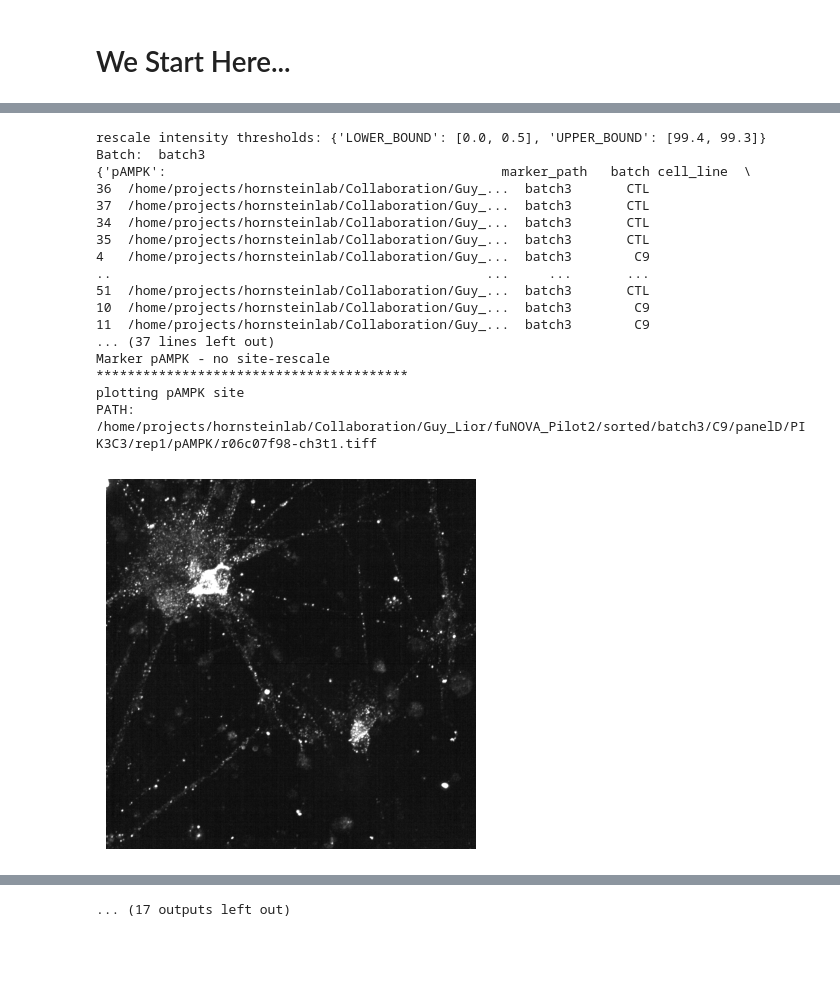
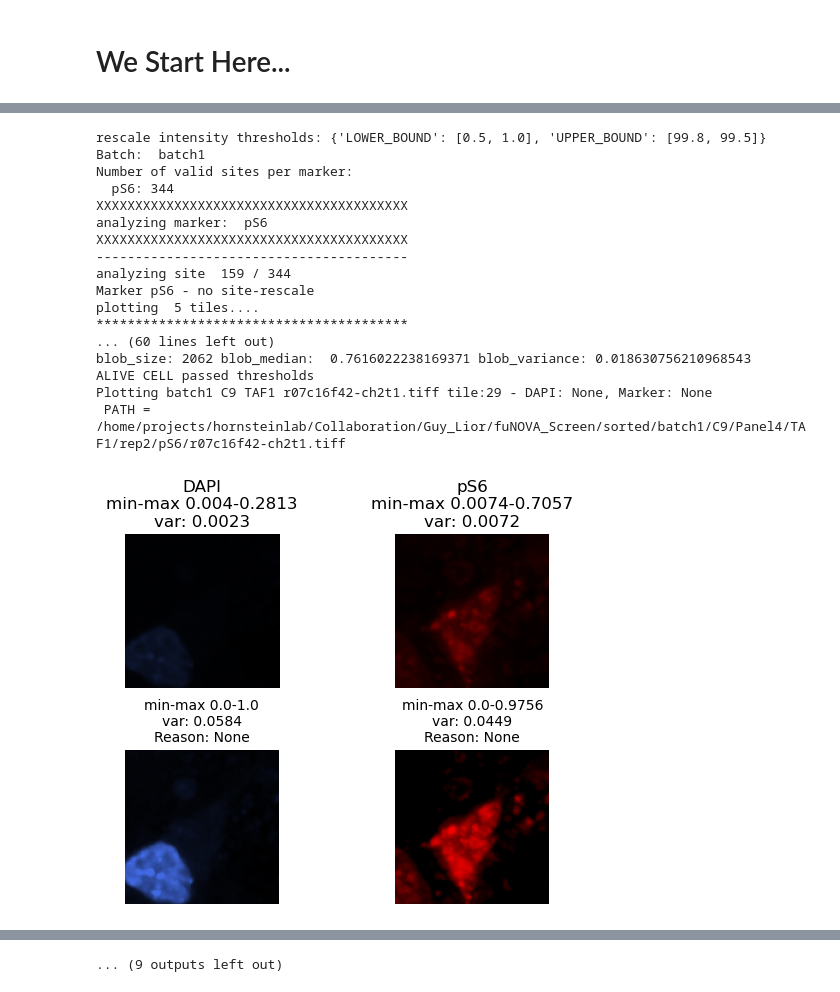
Before and after one commit to Sagykri/NOVA, a Jupyter notebook: tools/preprocessing_tools/exploring_preprocessing_thresholds.ipynb, the cells around one changed output, grey strips where cells are left out. Drawn from its saved outputs; the diff is of its cells as text; code cells hidden in the pictures; blank space fills up the shorter version.

Commit message:
FuNOVA screen preprocessing changes

```diff
--- a/tools/preprocessing_tools/exploring_preprocessing_thresholds.ipynb
+++ b/tools/preprocessing_tools/exploring_preprocessing_thresholds.ipynb
@@ -778,16 +798,34 @@ def process_raw_files(paths, markers_list, filter_by_dict, num_sites_to_process,
 # %%
 import random
 # choose markers to include
-MARKERS = ["pAMPK"]
-# on/off signal-
-# ["pS6", "POM121", "p62", "Brightfield", "pAMPK"]
+MARKERS = ["pS6"]
+# MAX_VARIANCE_THRESHOLD_ALIVE_NUCLEI - lowered to 0.021
 # DAPI IS ADDED AUTOMATICLY
-#["ATF4", "FK-2", "SMI32", "pDRP1", "TOMM20", "pCaMKIIa", "pTDP-43", "TDP-43", "ATF6", "pAMPK", "G3BP1", "pS6", "PAR", "UNC13A", "Calreticulin", "POM121", "p62", "CathepsinD", "Brightfield"]
-BATCH = random.choice(["batch1", "batch2", "batch3"])
+#['FK-2', 'TDP-43', 'p62', 'HDGFL2 ', 'pTDP-43', 'ATF6', 'pAMPK', 'G3BP1', 'Calreticulin', 'Aggreagtes', 'Cas3', 'pS6']
+#['FK-2',  - DISCARD, not a real signal - all noise
+# 'TDP-43', - filtering out works good,
+# # --->keeping good tiles sometimes with have dead/cloud like. maybe lower MAX_VARIANCE_THRESHOLD_ALIVE_NUCLEI to 0.023
+# 'p62', - Noisy(!) intensity is too high - *increased marker rescale to (99.8)*
+# --->max_ecc - increase to 0.91? , increase MIN_MEDIAN_INTENSITY_THRESHOLD_ALIVE_NUCLEI (~0.55?)?
+# 'HDGFL2'- DISCARD, real signal is limited and "vanishes" inside of the noise
+# 'pTDP-43' - seems OK
+# , 'ATF6', - seems OK
+# 'pAMPK', - DAPI leakgae ? ,
+# --->maybe lower MAX_VARIANCE_THRESHOLD_ALIVE_NUCLEI even more to 0.021
+# ---> intesity might be too high (99.8)
+# 'G3BP1',- seems OK
+#  'Calreticulin', - noisy, can continue with but check in UMAP if real signal
+#  'Aggreagtes', - noisy, can continue with but check in UMAP if real signal,
+#  'Cas3', - noisy,
+#  'pS6' -
+# --> maybe increase MIN_VARIANCE_THRESHOLD_ALIVE_NUCLEI to 0.006?
+# --> increase MAX_VARIANCE_BIG_BLOBS to avoid filtering clumps of cells
+#]
+BATCH = "batch1" #random.choice(["batch1", "batch2", "batch3"])
 FILTER_BY_DICT = {
-    "cell_line": None, # e.g. ["CTL", "C9"]
+    "cell_line": None, # e.g. ["C9"]
     "panel": None, # e.g. "panel1",
-    "cond": None, # e.g. "NT-1873"
+    "cond": None, # e.g. "ranbp17"
     "rep": None, # e.g. "rep1"
 }
 
@@ -834,62 +872,62 @@ logging.disable(logging.CRITICAL)
 
 # Choose flags
 SHOW_BAD_SITES = False # plot sites that did not pass the thresholds
-SHOW_PASSED_SITES = True # plot sites that passed the thresholds
+SHOW_PASSED_SITES = False # plot sites that passed the thresholds
 NUM_SITES_TO_PROCESS = 5 # number of sites to show (randomaly picked from valid sites)
 
 SHOW_TILES = True # plot tiles
 SHOW_DAPI_FAIL = False # plot tiles that did not passed the DAPI thresholds
-SHOW_MARKER_FAIL = True # plot tiles that did not passed the marker thresholds
+SHOW_MARKER_FAIL = False # plot tiles that did not passed the marker thresholds
 # (!)   if both SHOW_DAPI_FAIL and SHOW_MARKER_FAIL are false will show only tiles that passed both marker and dapi
 SHOW_ALL_TILES = False # plot all tiles regardless of thresholds (passed and not passed) or above flags
 NUM_TILES_TO_SHOW = 5 # number of tiles to show (randomaly picked from tiles)
 
 # present tiles only with a specific reason.
 # (!) the string should be exactly as the "Reason [DAPI/Target]" string
-# examples: "dead cells" / "Invalid variance" / "Invalid max intensity" / "out-of-focus"
-DAPI_SPECIFIC_REASON = ""
+# examples: "dead_cells" / "Invalid variance" / "Invalid max intensity" / "out-of-focus"
+DAPI_SPECIFIC_REASON = "dead_cells"
 MARKER_SPECIFIC_REASON = ""#"out-of-focus"
 
 print("rescale intensity thresholds:",preprocessor.preprocessing_config.RESCALE_INTENSITY)
 
 print("Batch: ", BATCH)
 
 if RAW: # raw images
         """
         (1) match DAPI and marker paths to have matching site (.tiff) channels
         (2) for each marker, for each one of the matched sites:
             (2.a)   process NUM_SITES_TO_PROCESS sites (rescale intensity, filter by brenner threshold)
                     and plot failed sites if SHOW_BAD_SITES = True
             (2.b)   process tiles (crop to tiles, rescale intensity, filter by preprocessing thresholds)
                     and plot NUM_TILES_TO_SHOW tiles if SHOW_TILES = True
                     (!) further plotting options can be adjusted using the flags -
                         SHOW_DAPI_FAIL, SHOW_MARKER_FAIL, SHOW_ALL_TILES
         """
         process_raw_files(paths, MARKERS, FILTER_BY_DICT,
                         NUM_SITES_TO_PROCESS, SHOW_BAD_SITES, SHOW_PASSED_SITES,
                         SHOW_TILES, NUM_TILES_TO_SHOW, SHOW_DAPI_FAIL, SHOW_MARKER_FAIL, SHOW_ALL_TILES, DAPI_SPECIFIC_REASON, MARKER_SPECIFIC_REASON)
 else: # processed images
         process_processed_files(paths, MARKERS,
                                 NUM_SITES_TO_PROCESS,
                                 NUM_TILES_TO_SHOW, SHOW_DAPI_FAIL, SHOW_MARKER_FAIL, SHOW_ALL_TILES, DAPI_SPECIFIC_REASON, MARKER_SPECIFIC_REASON)
 print("Done.")
 # %% [output]
-rescale intensity thresholds: {'LOWER_BOUND': [0.0, 0.5], 'UPPER_BOUND': [99.4, 99.3]}
-Batch:  batch3
-{'pAMPK':                                           marker_path   batch cell_line  \
-36  /home/projects/hornsteinlab/Collaboration/Guy_...  batch3       CTL
-37  /home/projects/hornsteinlab/Collaboration/Guy_...  batch3       CTL
-34  /home/projects/hornsteinlab/Collaboration/Guy_...  batch3       CTL
-35  /home/projects/hornsteinlab/Collaboration/Guy_...  batch3       CTL
-4   /home/projects/hornsteinlab/Collaboration/Guy_...  batch3        C9
-..                                                ...     ...       ...
-51  /home/projects/hornsteinlab/Collaboration/Guy_...  batch3       CTL
-10  /home/projects/hornsteinlab/Collaboration/Guy_...  batch3        C9
-11  /home/projects/hornsteinlab/Collaboration/Guy_...  batch3        C9
-... (37 lines left out)
-Marker pAMPK - no site-rescale
+rescale intensity thresholds: {'LOWER_BOUND': [0.5, 1.0], 'UPPER_BOUND': [99.8, 99.5]}
+Batch:  batch1
+Number of valid sites per marker:
+  pS6: 344
+XXXXXXXXXXXXXXXXXXXXXXXXXXXXXXXXXXXXXXXX
+analyzing marker:  pS6
+XXXXXXXXXXXXXXXXXXXXXXXXXXXXXXXXXXXXXXXX
+----------------------------------------
+analyzing site  159 / 344
+Marker pS6 - no site-rescale
+plotting  5 tiles....
 ****************************************
-plotting pAMPK site
-PATH: /home/projects/hornsteinlab/Collaboration/Guy_Lior/fuNOVA_Pilot2/sorted/batch3/C9/panelD/PIK3C3/rep1/pAMPK/r06c07f98-ch3t1.tiff
+... (60 lines left out)
+blob_size: 2062 blob_median:  0.7616022238169371 blob_variance: 0.018630756210968543
+ALIVE CELL passed thresholds
+Plotting batch1 C9 TAF1 r07c16f42-ch2t1.tiff tile:29 - DAPI: None, Marker: None
+ PATH = /home/projects/hornsteinlab/Collaboration/Guy_Lior/fuNOVA_Screen/sorted/batch1/C9/Panel4/TAF1/rep2/pS6/r07c16f42-ch2t1.tiff
-[figure, old version]
+[figure, new version]
 ****************************************
@@ -943 +1017 @@ PATH: /home/projects/hornsteinlab/Collaboration/Guy_Lior/fuNOVA_Pilot2/sorted/ba
-... (17 outputs left out)
+... (9 outputs left out)
```
Also changed, not shown: parts of 11 cells of this notebook, 18 other files.
